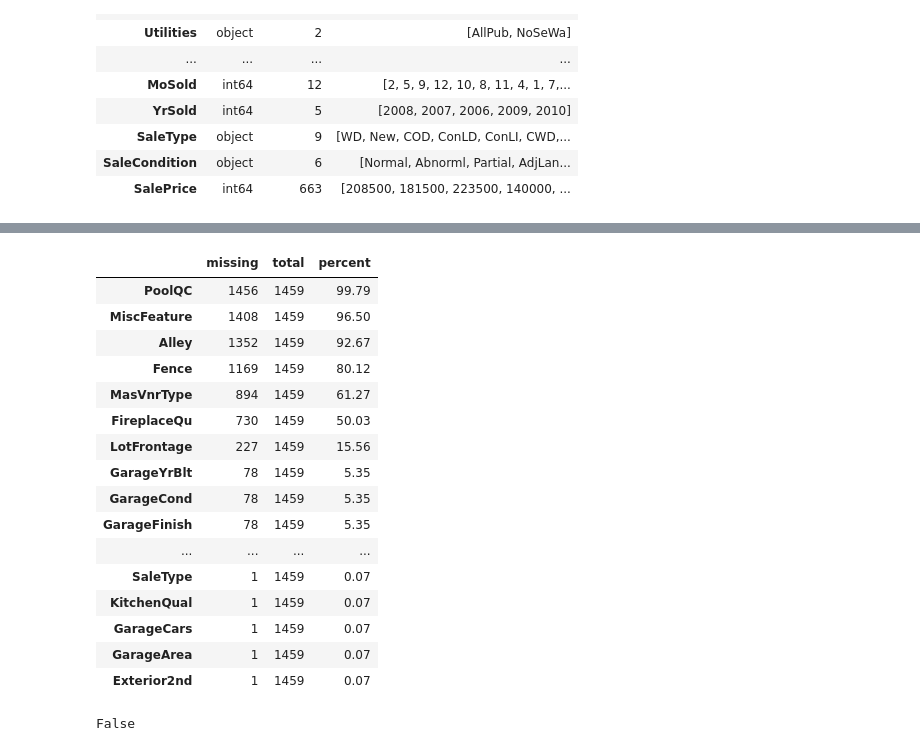
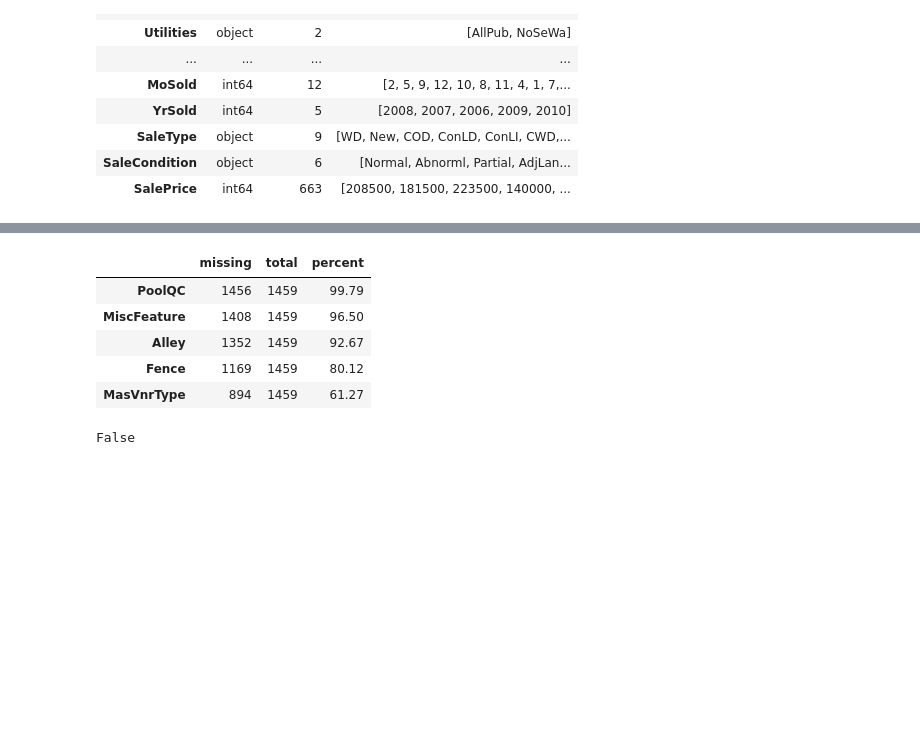
Before and after one commit to annugit1655/Real-Estate-Price-Prediction, a Jupyter notebook: Real-Estate-Price-Prediction/notebooks/EDA-house-part-1.ipynb, the cells around one changed output, grey strips where cells are left out. Drawn from its saved outputs; the diff is of its cells as text; code cells hidden in the pictures; blank space fills up the shorter version.

Commit message:
'sales_nature'

```diff
--- a/Real-Estate-Price-Prediction/notebooks/EDA-house-part-1.ipynb
+++ b/Real-Estate-Price-Prediction/notebooks/EDA-house-part-1.ipynb
@@ -233,24 +224,13 @@ miss_train_df
 # %%
 miss_test_df = df_test.stb.missing().query("percent > 0")
-miss_test_df
+miss_test_df.head()
 # %% [output]
 |  | missing | total | percent |
 | PoolQC | 1456 | 1459 | 99.79 |
 | MiscFeature | 1408 | 1459 | 96.50 |
 | Alley | 1352 | 1459 | 92.67 |
 | Fence | 1169 | 1459 | 80.12 |
 | MasVnrType | 894 | 1459 | 61.27 |
-| FireplaceQu | 730 | 1459 | 50.03 |
-| LotFrontage | 227 | 1459 | 15.56 |
-| GarageYrBlt | 78 | 1459 | 5.35 |
-| GarageCond | 78 | 1459 | 5.35 |
-| GarageFinish | 78 | 1459 | 5.35 |
-| ... | ... | ... | ... |
-| SaleType | 1 | 1459 | 0.07 |
-| KitchenQual | 1 | 1459 | 0.07 |
-| GarageCars | 1 | 1459 | 0.07 |
-| GarageArea | 1 | 1459 | 0.07 |
-| Exterior2nd | 1 | 1459 | 0.07 |
 # %%
 set(miss_train_df.index) == set(miss_test_df.index)
 # %% [output]
```
Also changed, not shown: parts of 11 cells of this notebook.
